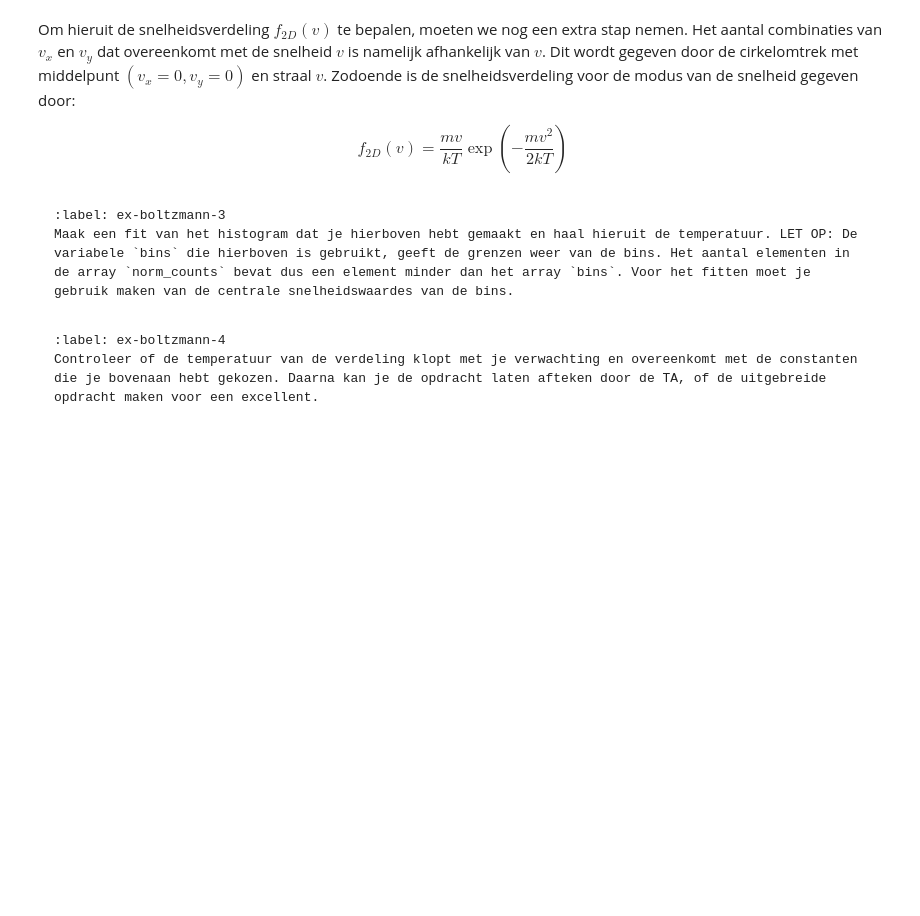
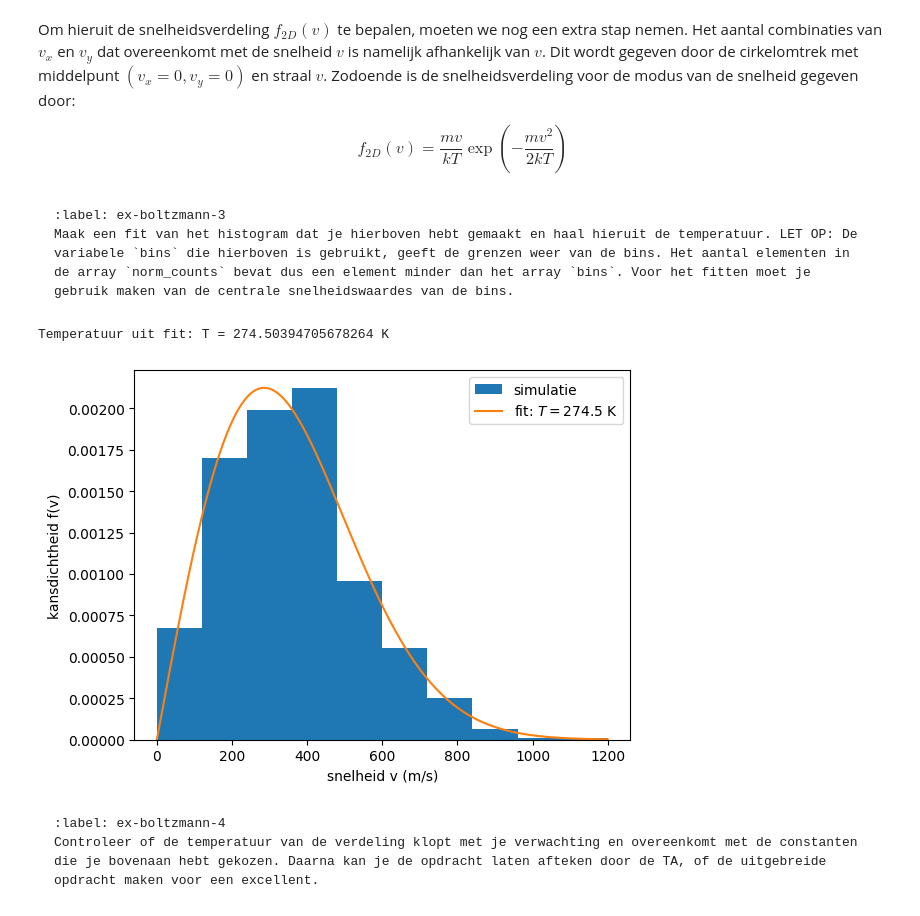
Before and after one commit to fienecg-arch/Fiene-en-Thomas, a Jupyter notebook: Content/PySim/6_boltzmann.ipynb, the cells around one changed output. Cells and saved outputs as stored; diff of their text form; code cells hidden in the pictures; blank space fills up the shorter version.

````diff
--- a/Content/PySim/6_boltzmann.ipynb
+++ b/Content/PySim/6_boltzmann.ipynb
@@ -347,7 +367,35 @@ $$
 Maak een fit van het histogram dat je hierboven hebt gemaakt en haal hieruit de temperatuur. LET OP: De variabele `bins` die hierboven is gebruikt, geeft de grenzen weer van de bins. Het aantal elementen in de array `norm_counts` bevat dus een element minder dan het array `bins`. Voor het fitten moet je gebruik maken van de centrale snelheidswaardes van de bins.
 ```
 # %%
-#your code/answer
+kB = 1.380649e-23
+m = 4.65e-26
+
+def f_2d(v, T):
+    return (m * v / (kB * T)) * np.exp(-(m * v**2) / (2 * kB * T))
+
+bin_centers = 0.5 * (bins[:-1] + bins[1:])
+
+dv = bins[1:] - bins[:-1]
+v2_mean_est = np.sum((bin_centers**2) * norm_counts * dv)
+T0 = m * v2_mean_est / (2 * kB)
+
+popt, pcov = curve_fit(f_2d, bin_centers, norm_counts, p0=[T0], bounds=(1e-12, np.inf))
+T_fit = popt[0]
+
+print("Temperatuur uit fit: T =", T_fit, "K")
+
+v_plot = np.linspace(0, bins[-1], 400)
+
+plt.figure()
+plt.stairs(norm_counts, bins, fill=True, label="simulatie")
+plt.plot(v_plot, f_2d(v_plot, T_fit), label=fr"fit: $T={T_fit:.1f}$ K")
+plt.xlabel("snelheid v (m/s)")
+plt.ylabel("kansdichtheid f(v)")
+plt.legend()
+plt.show()
+# %% [output]
+Temperatuur uit fit: T = 274.50394705678264 K
+[figure, added]
 # %% [markdown]
 ```{exercise}
 :label: ex-boltzmann-4
````
Also changed, not shown: parts of 7 cells of this notebook.
